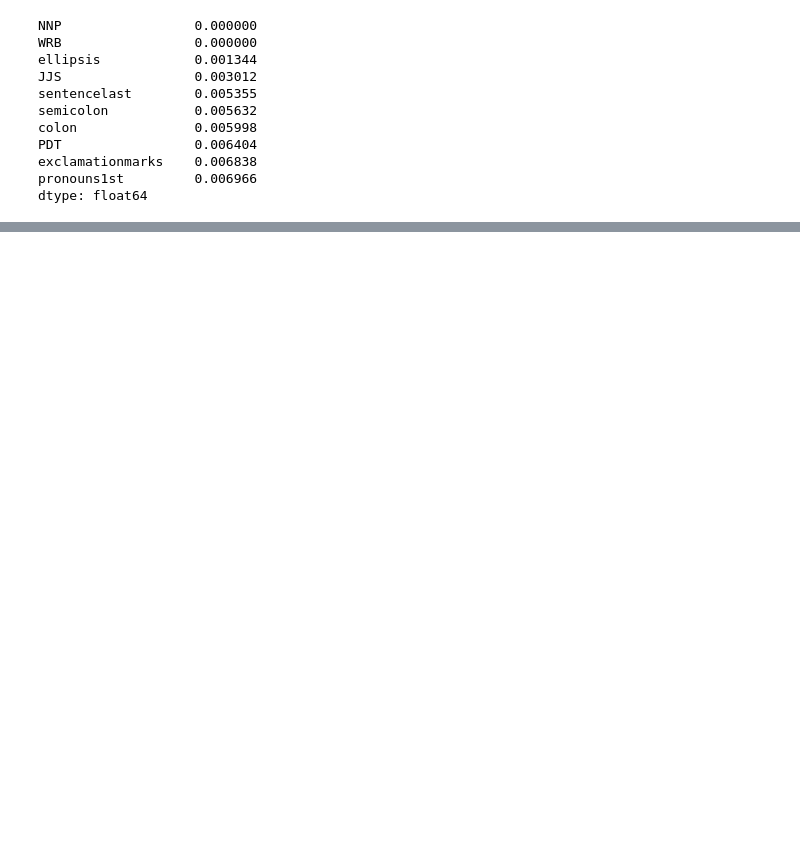
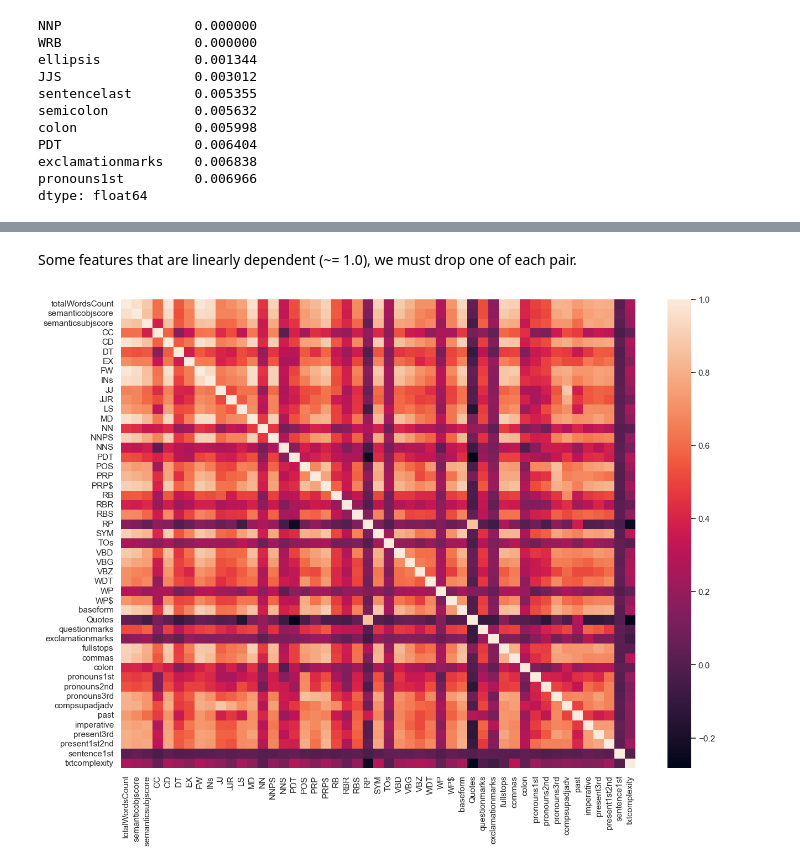
Before and after one commit to CarlosMealha/FEUP-AI-ML-PROJ, a Jupyter notebook: article-data-treatment.ipynb, the cells around one changed output, grey strips where cells are left out. Drawn from its saved outputs; the diff is of its cells as text; code cells hidden in the pictures; blank space fills up the shorter version.

```diff
--- a/article-data-treatment.ipynb
+++ b/article-data-treatment.ipynb
@@ -296,0 +431,16 @@ plt.show()
+# %% [markdown]
+Some features that are linearly dependent (~= 1.0), we must drop one of each pair.
+# %%
+#select one of each pair of relations to drop
+high_corr = ['VB', 'VBN', 'VBP', 'UH']
+
+ind_train.drop(high_corr, axis=1, inplace=True)
+ind_test.drop(high_corr, axis=1, inplace=True)
+# %%
+# see heatmap again
+correlation_matrix = ind_train.corr()
+
+sb.heatmap(correlation_matrix, xticklabels=correlation_matrix.columns, yticklabels=correlation_matrix.columns)
+plt.show()
+# %% [output]
+[figure, added]
```
Also changed, not shown: parts of 24 cells of this notebook.
